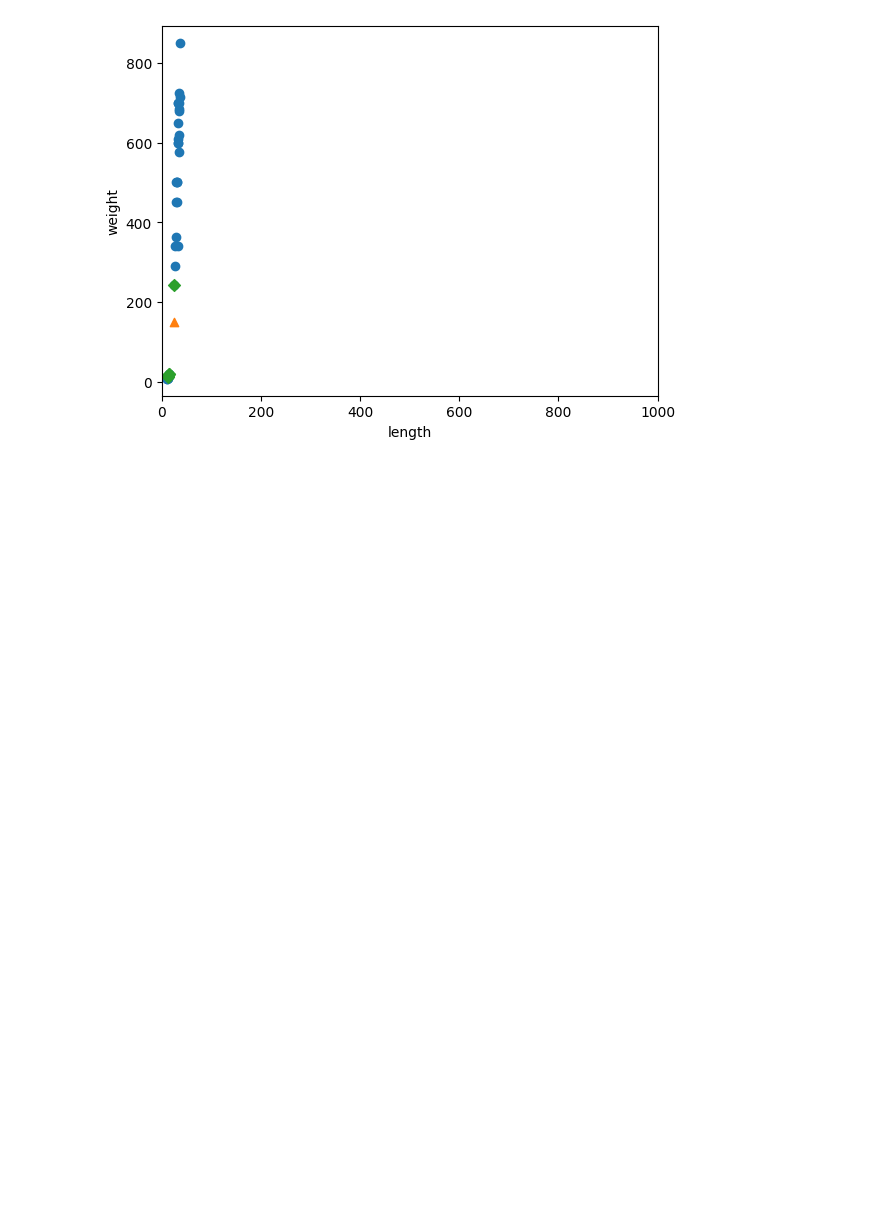
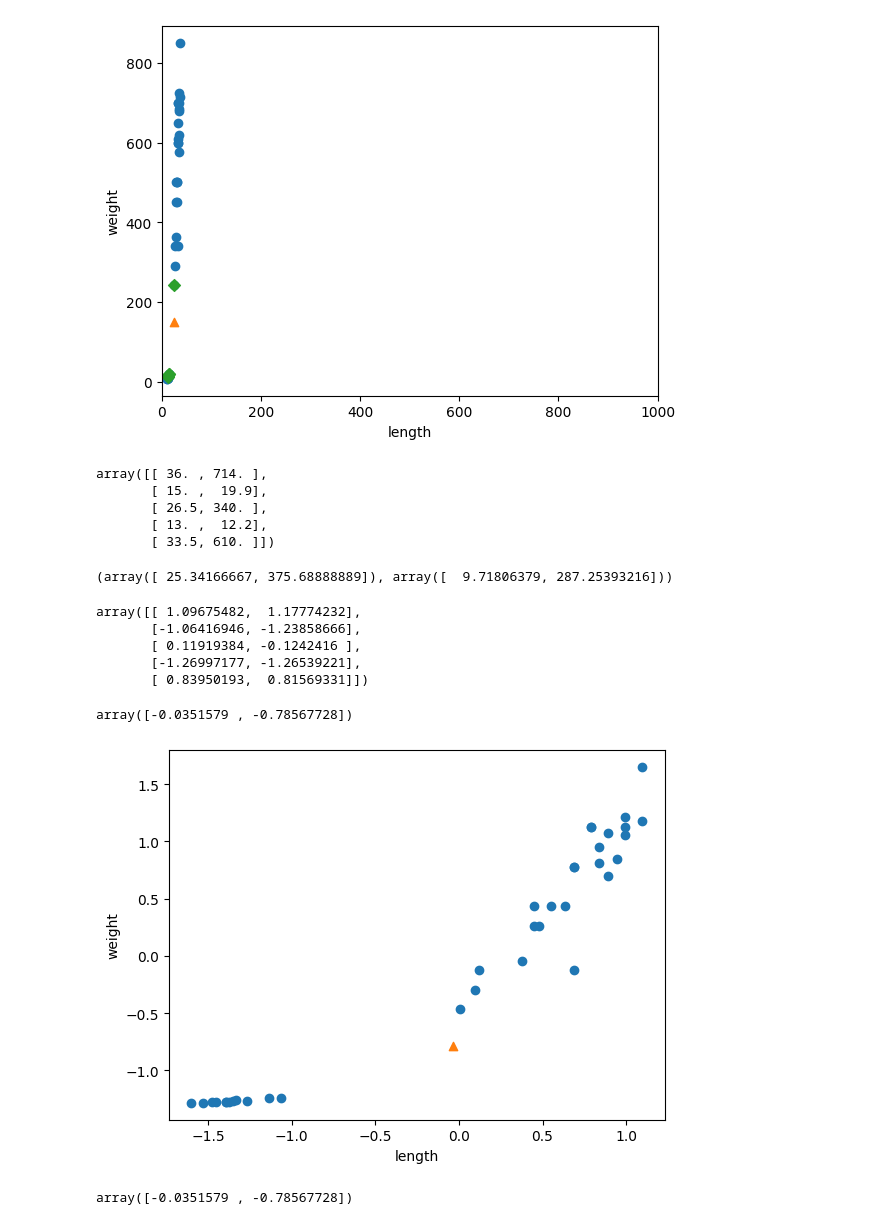
Before and after one commit to leekyuyoung20230313/pythone, a Jupyter notebook: 머신러닝/머신러닝2.ipynb, the cells around one changed output. Drawn from its saved outputs; the diff is of its cells as text; code cells hidden in the pictures; blank space fills up the shorter version.

```diff
--- a/머신러닝/머신러닝2.ipynb
+++ b/머신러닝/머신러닝2.ipynb
@@ -216,0 +218,36 @@ plt.show()
+# %%
+x_train[:5]
+# %% [output]
+array([[ 36. , 714. ],
+       [ 15. ,  19.9],
+       [ 26.5, 340. ],
+       [ 13. ,  12.2],
+       [ 33.5, 610. ]])
+# %%
+mean = np.mean(x_train,axis=0)
+std = np.std(x_train,axis=0)
+mean,std
+# %% [output]
+(array([ 25.34166667, 375.68888889]), array([  9.71806379, 287.25393216]))
+# %%
+x_train_scaled =  (x_train-mean) / std
+x_train_scaled[:5]
+# %% [output]
+array([[ 1.09675482,  1.17774232],
+       [-1.06416946, -1.23858666],
+       [ 0.11919384, -0.1242416 ],
+       [-1.26997177, -1.26539221],
+       [ 0.83950193,  0.81569331]])
+# %%
+predict_scaled = ([25,150] - mean) / std
+predict_scaled
+# %% [output]
+array([-0.0351579 , -0.78567728])
+# %%
+plt.scatter(x_train_scaled[:,0], x_train_scaled[:,1]) # 길이와 무게
+plt.scatter(predict_scaled[0],predict_scaled[1],marker='^')
+plt.xlabel('length')
+plt.ylabel('weight')
+plt.show()
+# %% [output]
+[figure, added]
@@ -216,0 +258,4 @@ plt.show()
+# %%
+predict_scaled
+# %% [output]
+array([-0.0351579 , -0.78567728])
```
Also changed, not shown: parts of 5 cells of this notebook, 1 other file.
